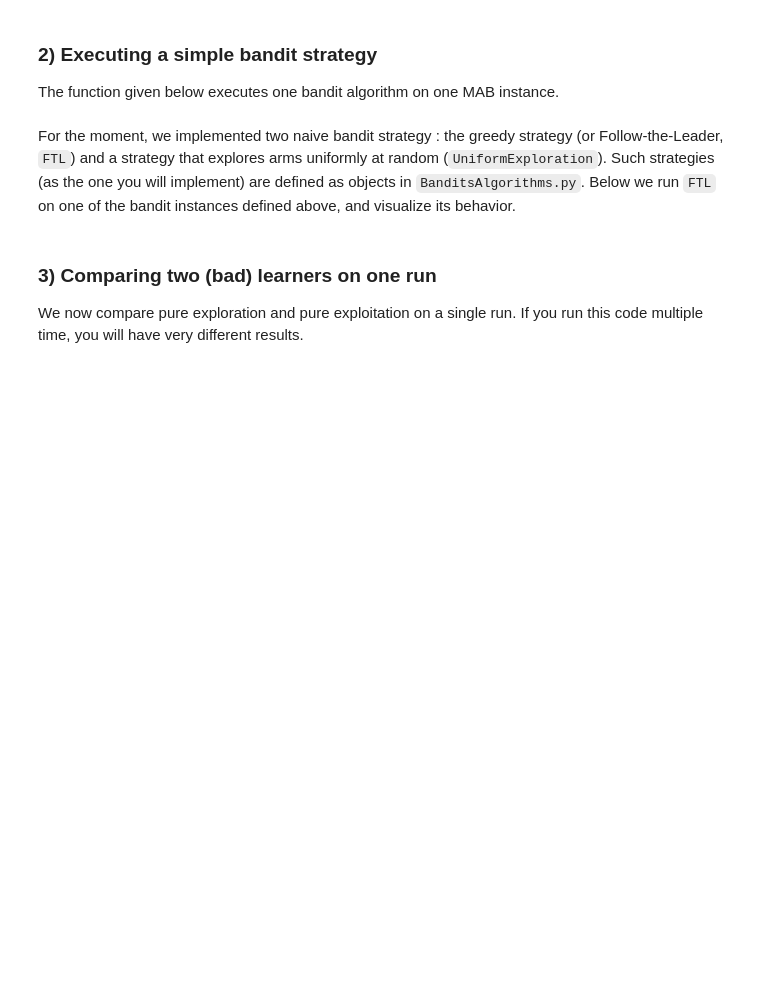
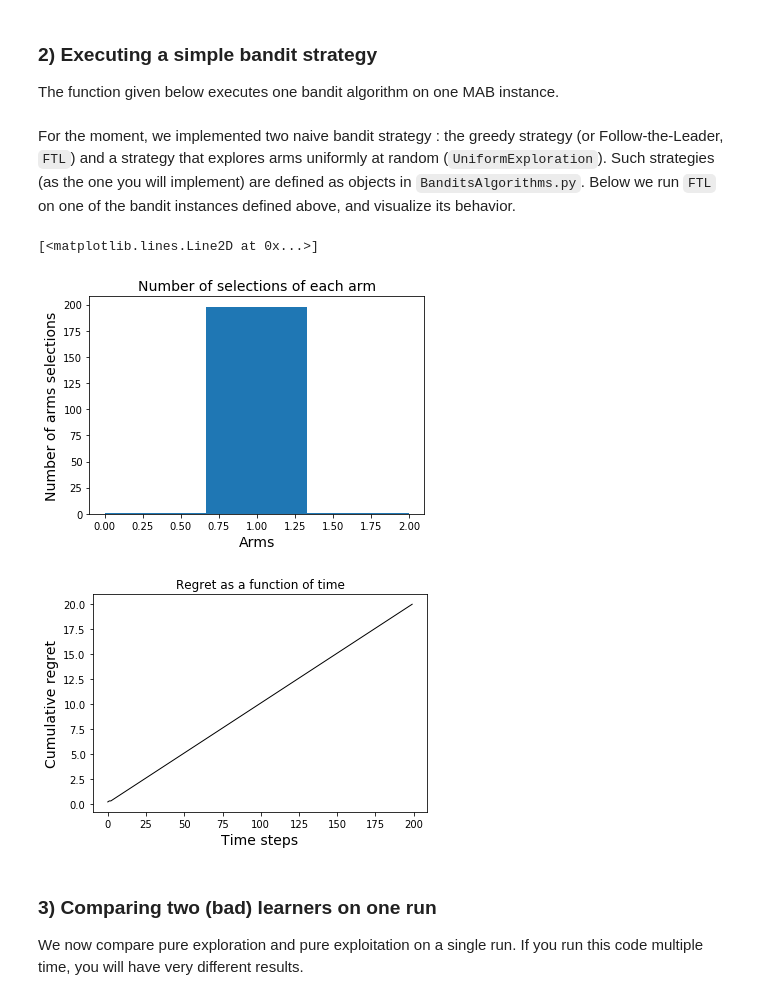
Before and after one commit to xuedong/machine-learning-summer-schools, a Jupyter notebook: tp_bandits/RLSS_Bandits_correction.ipynb, the cells around one changed output. Cells and saved outputs as stored; diff of their text form; code cells hidden in the pictures; blank space fills up the shorter version.

```diff
--- a/tp_bandits/RLSS_Bandits_correction.ipynb
+++ b/tp_bandits/RLSS_Bandits_correction.ipynb
@@ -39,14 +42,14 @@ def OneBanditOneLearnerOneRun(bandit, learner, timeHorizon):
     selections = []
     rewards = []
     learner.clear() # reset previous history
-    for t in range(0,timeHorizon):
+    for t in range(timeHorizon):
         arm = learner.chooseArmToPlay()
-        reward=bandit.generateReward(arm)
-        learner.receiveReward(arm,reward)
+        reward = bandit.generateReward(arm)
+        learner.receiveReward(arm, reward)
         # Update statistics
         selections.append(arm)
         rewards.append(reward)
-    return selections,rewards
+    return selections, rewards
 
 def CumulativeRegret(bandit,selections):
     """Compute the pseudo-regret associated to a sequence of arm selections"""
@@ -56,28 +59,32 @@ For the moment, we implemented two naive bandit strategy : the greedy strategy (
 # %%
 timeHorizon = 200
 bandit = bandit2
 learner = alg.FTL(nbArms)
 
-selections,rewards = OneBanditOneLearnerOneRun(bandit, learner, timeHorizon)
-regret = CumulativeRegret(bandit,selections)
+selections, rewards = OneBanditOneLearnerOneRun(bandit, learner, timeHorizon)
+regret = CumulativeRegret(bandit, selections)
 
 # Visualize results (on one run)
 
 # Histogram of the number of arms selections
 plt.clf()
 plt.xlabel("Arms", fontsize=14)
 plt.ylabel("Number of arms selections", fontsize=14)
 plt.hist(selections, max(selections) + 1)
 plt.title("Number of selections of each arm", fontsize=14)
 # pl.savefig('./Figure/test'+ learner.name() + '.pdf')
 
 # Cumulative regret as a function of time
 plt.figure(2)
 plt.clf()
 plt.xlabel("Time steps", fontsize=14)
 plt.ylabel("Cumulative regret", fontsize=14)
 plt.title("Regret as a function of time")
-plt.plot(range(0, timeHorizon), regret, 'black', linewidth=1)
+plt.plot(range(timeHorizon), regret, 'black', linewidth=1)
+# %% [output]
+[<matplotlib.lines.Line2D at 0x...>]
+[figure, added]
+[figure, added]
 # %% [markdown]
 ### 3) Comparing two (bad) learners on one run
 
```
Also changed, not shown: parts of 28 cells of this notebook.
